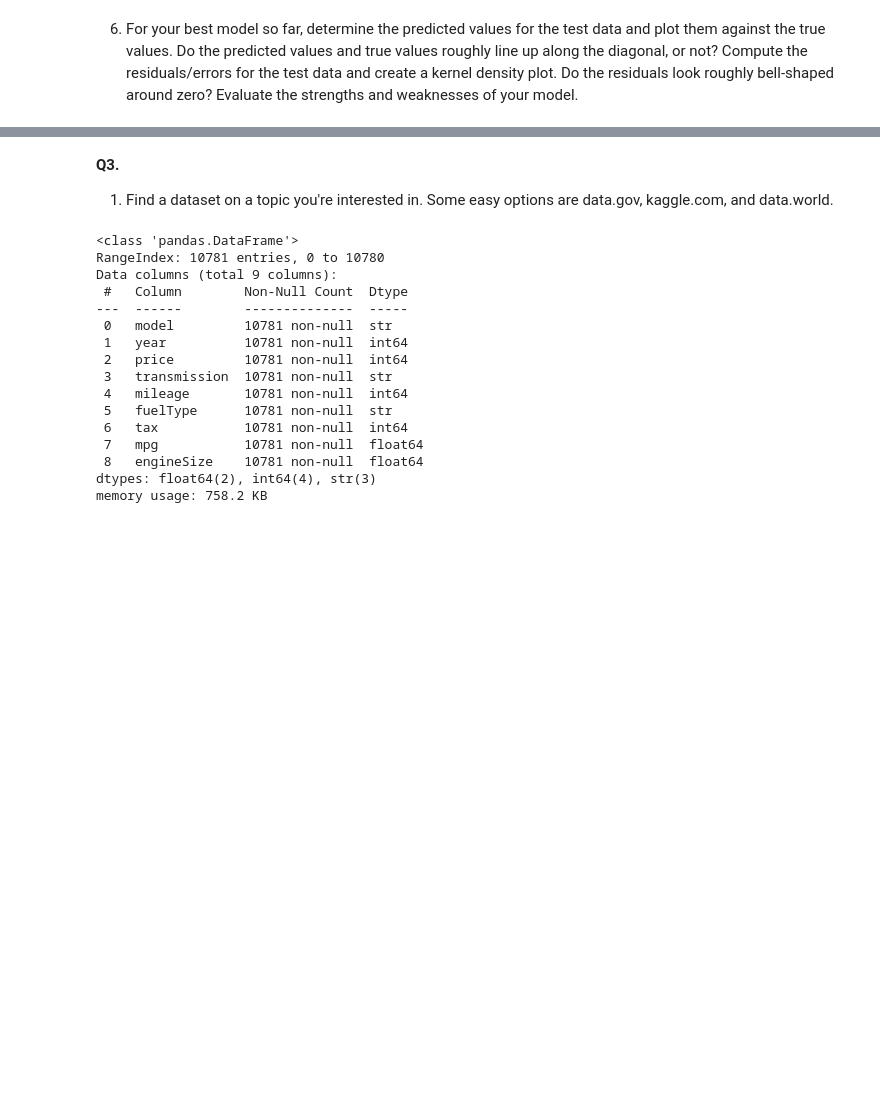
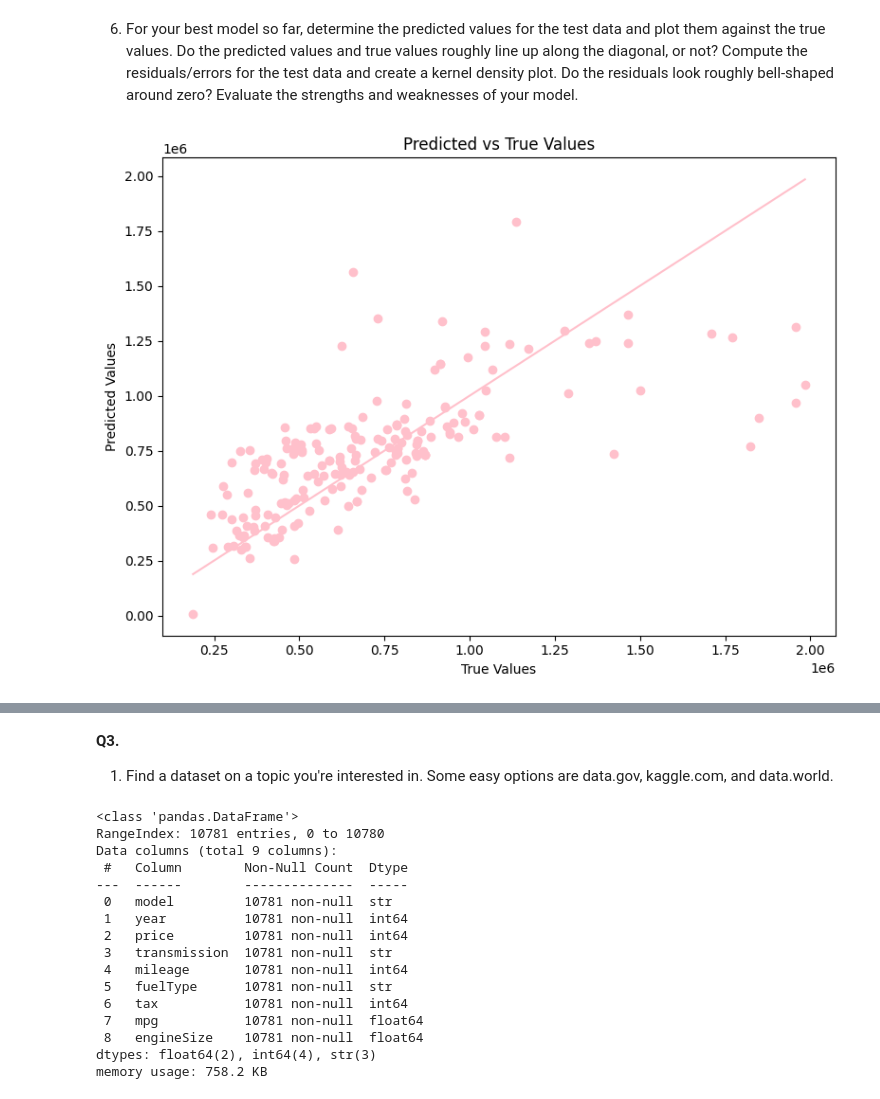
Before and after one commit to evelynxanaxia/Linear_Models, a Jupyter notebook: assignment.ipynb, the cells around one changed output, grey strips where cells are left out. Cells and saved outputs as stored; diff of their text form; code cells hidden in the pictures; blank space fills up the shorter version.

```diff
--- a/assignment.ipynb
+++ b/assignment.ipynb
@@ -494,18 +541,33 @@ from sklearn.preprocessing import PolynomialFeatures
 from sklearn.pipeline import make_pipeline
 
 num_cols = ['Make_Year', 'Mileage_Run', 'Seating_Capacity', 'Transmission', 'No_of_Owners']
+# we are selecting the numeric columns as our independent variables (X) for the next model, since polynomial regression is typically applied to numeric features
 
 X = cars_hw[num_cols].dropna()
+# we are selecting the numeric columns as our independent variables (X) for the next model, subsetting the numeric columns from our original data and dropping any rows with NaN values
 Y = cars_hw.loc[X.index, 'Price']
+# the price as our dependent variable (Y)
 
 X_train, X_test, Y_train, Y_test = train_test_split(X, Y, test_size=0.20, random_state=40)
+# creating training and testing sets for our data, where test_size=.20 indicates that 20% of the data will be used for testing and random_state=40 ensures that the split is reproducible
 
-# Try increasing degrees to see how R² and RMSE change
 for degree in [1, 2, 3, 4, 5]:
+    # for loop to iterate through different degrees of polynomial features, allowing us to evaluate the performance of polynomial regression models
     model = make_pipeline(PolynomialFeatures(degree=degree), linear_model.LinearRegression())
+
     model.fit(X_train, Y_train)
+    # the fit method is used to train the polynomial regression model on the training data, where X_train is the independent variable and Y_train is the dependent variable
+
     predicted = model.predict(X_test)
-    r2 = r2_score(Y_test, predicted)
-    rmse = np.sqrt(mean_squared_error(Y_test, predicted))
-    print(f"Degree {degree}: R² = {r2:.4f}, RMSE = {rmse:.2f}")
+    # the predicted variable contains the predicted prices for the test data based on the polynomial regression model
+
+    print('Model 5: Polynomial Degree' ,{degree})
+    print('R2 Train:', r2_score(Y_train, model.predict(X_train)))
+    # the r2_score function is used to evaluate the performance of the polynomial regression model on the training data
+    print('RMSE Train:',np.sqrt(mean_squared_error(Y_train, model.predict(X_train))))
+    # prints the mean squared error of the predictions on the training data, which is a measure of how well the model's predictions match the actual values in the training set
+    print('R2 Score (Testing):', r2_score(Y_test, predicted))
+    # the r2_score function is used to evaluate the performance of the polynomial regression model on the test data
+    print('RMSE (Testing):', np.sqrt(mean_squared_error(Y_test, predicted)))
+    # prints the mean squared error of the predictions on the test data, which is a measure of how well the model's predictions match the actual values in the test set
 # %% [output]
@@ -517,2 +593,26 @@ Degree 5: R² = 0.4634, RMSE = 255296.74
 # %% [markdown]
   6. For your best model so far, determine the predicted values for the test data and plot them against the true values. Do the predicted values and true values roughly line up along the diagonal, or not? Compute the residuals/errors for the test data and create a kernel density plot. Do the residuals look roughly bell-shaped around zero? Evaluate the strengths and weaknesses of your model.
+# %%
+best_model = make_pipeline(PolynomialFeatures(degree=2), linear_model.LinearRegression())
+# based on the performance metrics from the previous models, we are selecting the polynomial regression model with degree 2 as our best model to fit on the entire dataset and make predictions
+best_model.fit(X_train, Y_train)
+# the fit method is used to train the best polynomial regression model on the training data, where X_train is the independent variable and Y_train is the dependent variable
+
+predicted_best = best_model.predict(X_test)
+# the predicted_best variable contains the predicted prices for the test data based on the best polynomial regression model
+
+plt.figure(figsize=(8, 6))
+plt.scatter(Y_test, predicted_best, color='pink')
+# plots a scatter plot of the true values (Y_test) against the predicted values (predicted_best) to visualize the performance of the best polynomial regression model
+
+plt.plot([Y_test.min(), Y_test.max()], [Y_test.min(), Y_test.max()], color='pink')
+# adds a reference line to the scatter plot that represents perfect predictions, where the predicted values would equal the true values
+
+plt.title('Predicted vs True Values')
+plt.xlabel('True Values')
+plt.ylabel('Predicted Values')
+
+plt.tight_layout()
+plt.show()
+# %% [output]
+[figure, added]
```
Also changed, not shown: parts of 32 cells of this notebook, 1 other file.
